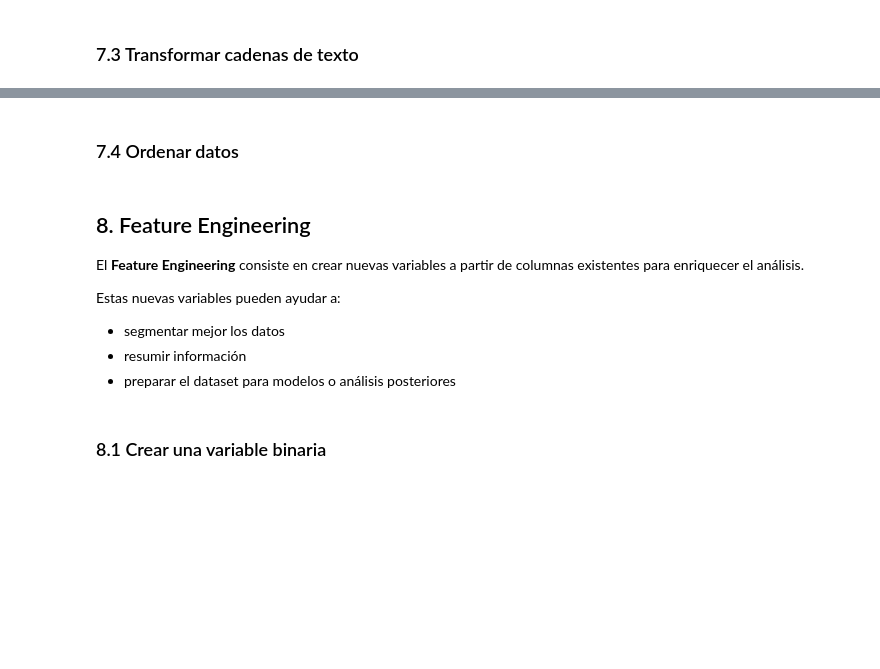
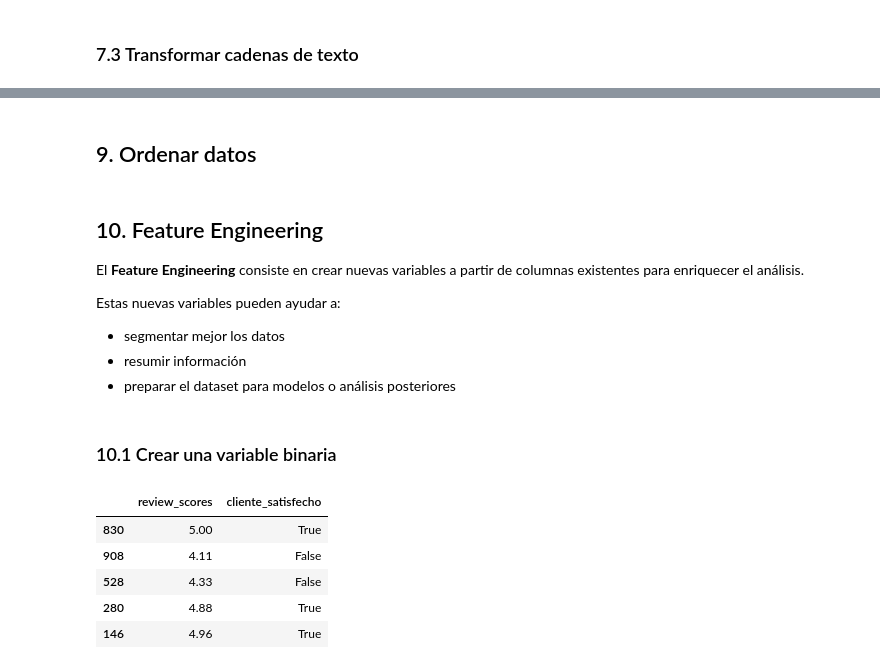
Before and after one commit to UADE-Python-Data-Science/583433_repo_oficial, a Jupyter notebook: Unidad_3/U3_NB5_Transformaciones.ipynb, the cells around one changed output, grey strips where cells are left out. Drawn from its saved outputs; the diff is of its cells as text; code cells hidden in the pictures; blank space fills up the shorter version.

```diff
--- a/Unidad_3/U3_NB5_Transformaciones_y_filtros.ipynb
+++ b/Unidad_3/U3_NB5_Transformaciones.ipynb
@@ -242,4 +314,4 @@ df_pp["comentarios_pp"].head(2)
 # %% [markdown]
-### 7.4 Ordenar datos
+## 9. Ordenar datos
 # %%
 # Ordenar por calificación de mayor a menor
@@ -254,5 +326,5 @@ df_pp.head()
 # %% [markdown]
-## 8. Feature Engineering
+## 10. Feature Engineering
 
 El **Feature Engineering** consiste en crear nuevas variables a partir de columnas existentes para enriquecer el análisis.
 
@@ -261,9 +333,16 @@ Estas nuevas variables pueden ayudar a:
 - resumir información
 - preparar el dataset para modelos o análisis posteriores
 # %% [markdown]
-### 8.1 Crear una variable binaria
+### 10.1 Crear una variable binaria
 # %%
 # Cliente satisfecho: True si la calificación es alta
-df_pp['cliente_satisfecho'] = df_pp['calificacion'] >= 4
-df_pp[['calificacion', 'cliente_satisfecho']].sample(5)
+df['cliente_satisfecho'] = df['review_scores'] >= 4.5
+df[['review_scores', 'cliente_satisfecho']].sample(5)
+# %% [output]
+|  | review_scores | cliente_satisfecho |
+| 830 | 5.00 | True |
+| 908 | 4.11 | False |
+| 528 | 4.33 | False |
+| 280 | 4.88 | True |
+| 146 | 4.96 | True |
 # %% [markdown]
```
Also changed, not shown: parts of 56 cells of this notebook, 3 other files.
